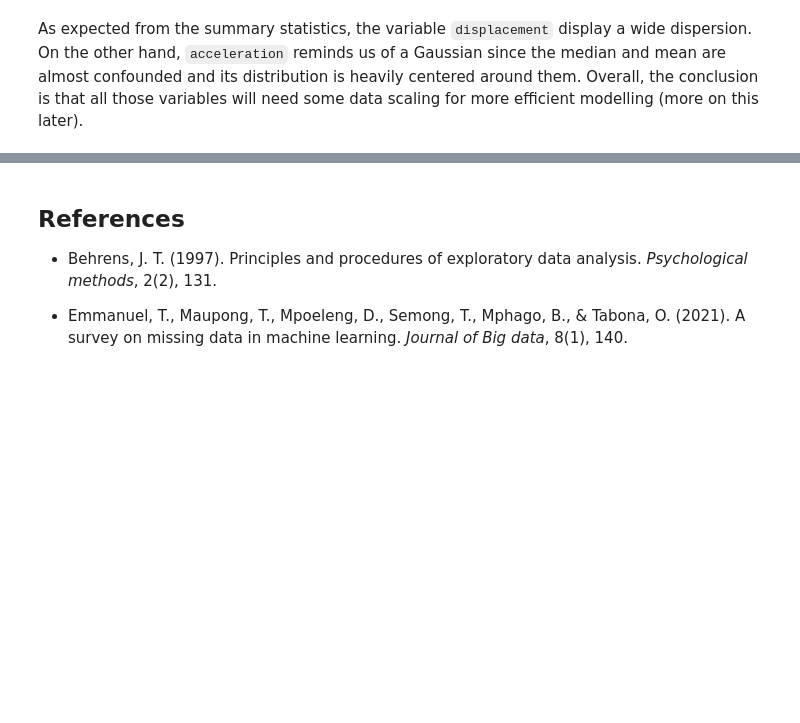
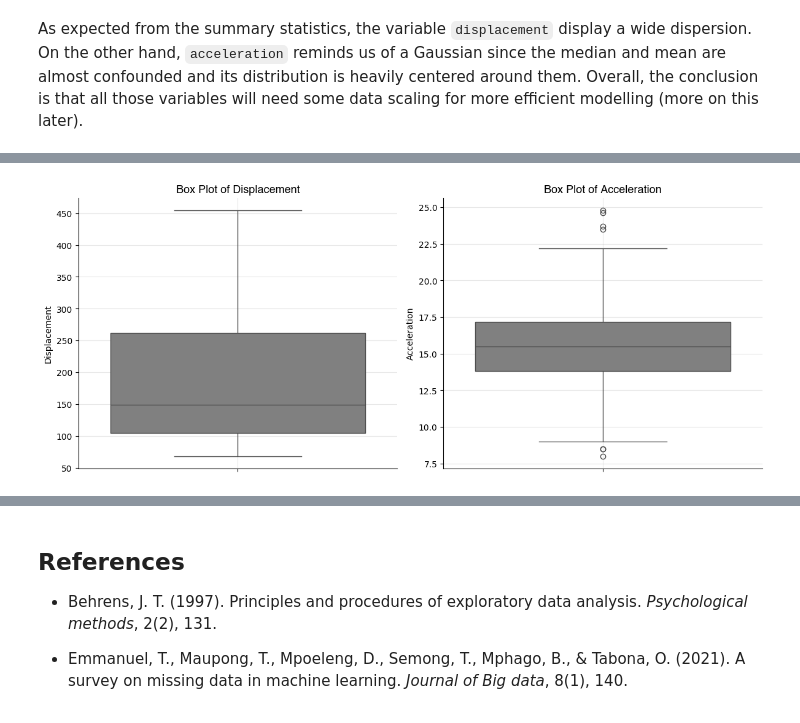
Before and after one commit to YVYX04/Introduction-to-Statistical-Learning, a Jupyter notebook: 01_data_science_fundamentals/02_mini_ml_project.ipynb, the cells around one changed output, grey strips where cells are left out. Saved outputs shown, nothing was run; the diff lists cells and outputs as text; code cells hidden in the pictures; blank space fills up the shorter version.

```diff
--- a/01_data_science_fundamentals/02_mini_ml_project.ipynb
+++ b/01_data_science_fundamentals/02_mini_ml_project.ipynb
@@ -338,0 +341,25 @@ As expected from the summary statistics, the variable `displacement` display a w
+# %%
+# box plot for `displacement` and `acceleration`
+fig, axes = plt.subplots(1, 2, figsize=(12, 5))
+
+# box plot for displacement
+sns.boxplot(y=data['displacement'], color='grey', ax=axes[0])
+axes[0].set_title('Box Plot of Displacement', family="Helvetica", fontsize=13)
+axes[0].set_ylabel('Displacement', fontsize=10)
+
+# box plot for acceleration
+sns.boxplot(y=data['acceleration'], color='grey', ax=axes[1])
+axes[1].set_title('Box Plot of Acceleration', family="Helvetica", fontsize=13)
+axes[1].set_ylabel('Acceleration', fontsize=10)
+
+
+# aesthetics for box plot
+for _, ax in enumerate(axes):
+    ax.grid(alpha=0.3)
+    ax.spines['top'].set_visible(False)
+    ax.spines['right'].set_visible(False)
+
+plt.tight_layout()
+plt.show()
+# %% [output]
+[figure, added]
```
Also changed, not shown: parts of 9 cells of this notebook.
